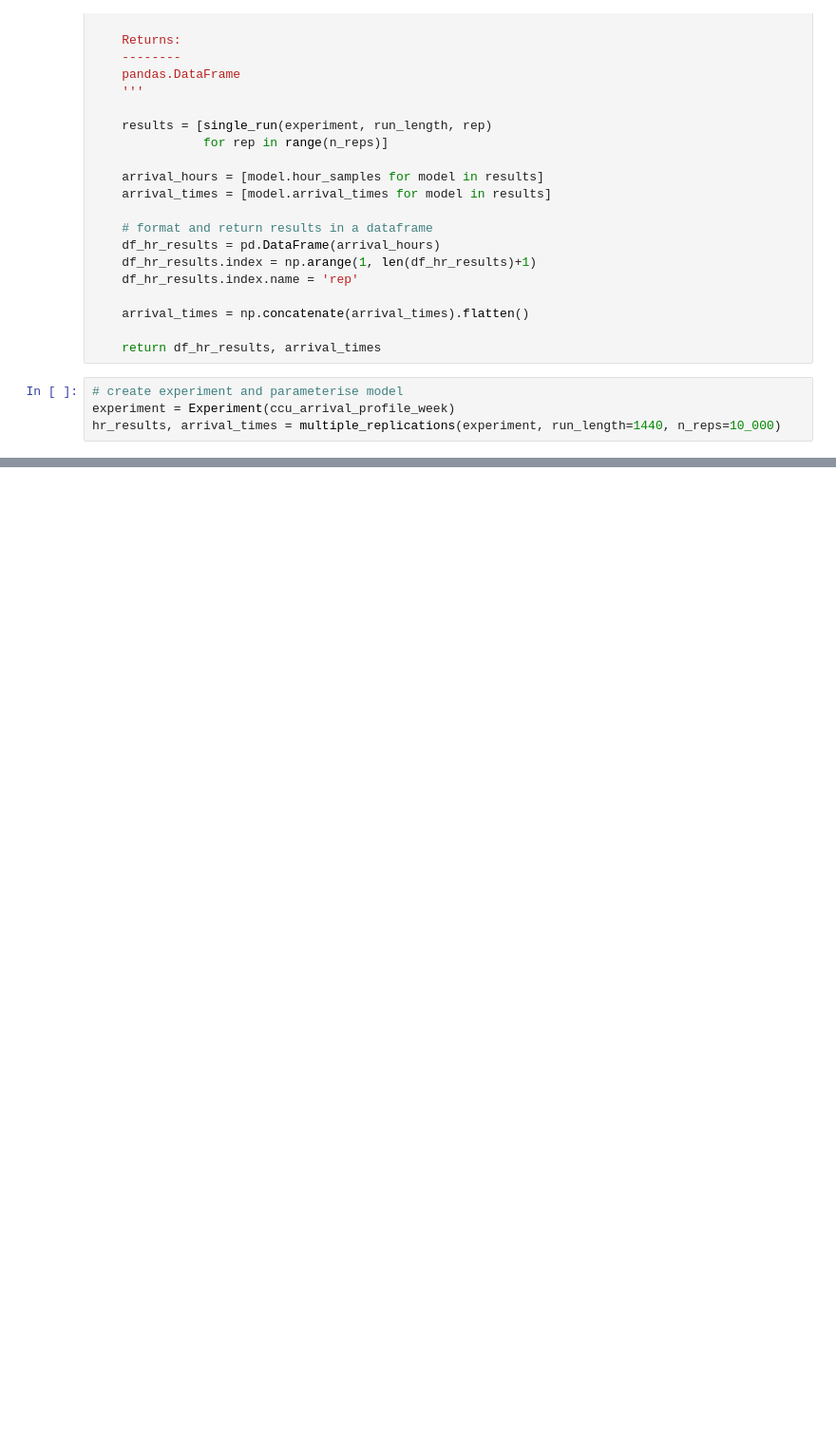
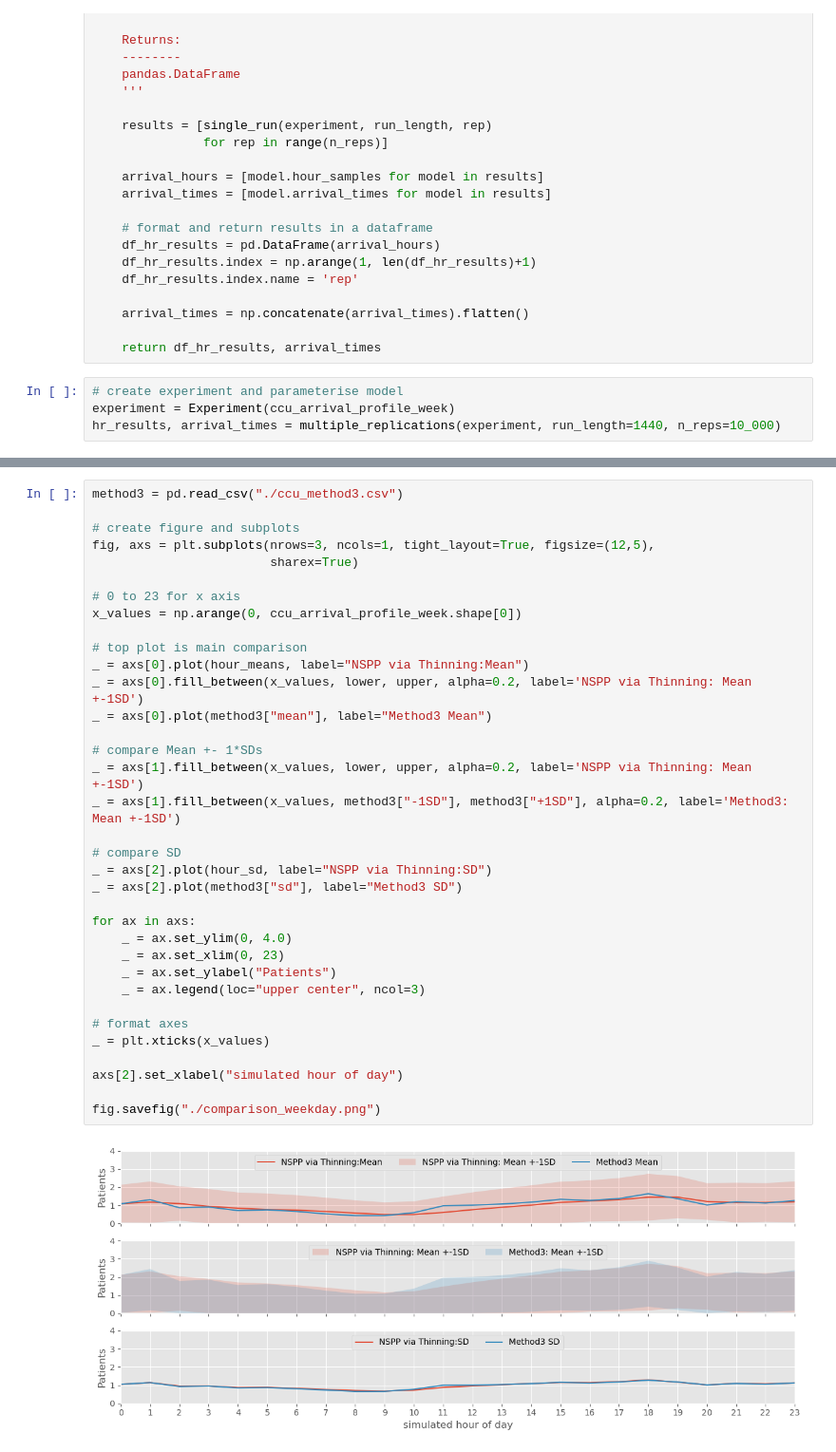
Before and after one commit to TomMonks/ccu_arrivals, a Jupyter notebook: notebooks/02_applied/02_thinning_ccu.ipynb, the cells around one changed output, grey strips where cells are left out. Shown at 95% size. Drawn from its saved outputs; the diff is of its cells as text; blank space fills up the shorter version.

```diff
--- a/notebooks/02_applied/02_thinning_ccu.ipynb
+++ b/notebooks/02_applied/02_thinning_ccu.ipynb
@@ -213,0 +217,37 @@ _ = plt.xticks(np.arange(0, ccu_arrival_profile_week.shape[0]))
+# %%
+method3 = pd.read_csv("./ccu_method3.csv")
+
+# create figure and subplots
+fig, axs = plt.subplots(nrows=3, ncols=1, tight_layout=True, figsize=(12,5),
+                        sharex=True)
+
+# 0 to 23 for x axis
+x_values = np.arange(0, ccu_arrival_profile_week.shape[0])
+
+# top plot is main comparison
+_ = axs[0].plot(hour_means, label="NSPP via Thinning:Mean")
+_ = axs[0].fill_between(x_values, lower, upper, alpha=0.2, label='NSPP via Thinning: Mean +-1SD')
+_ = axs[0].plot(method3["mean"], label="Method3 Mean")
+
+# compare Mean +- 1*SDs
+_ = axs[1].fill_between(x_values, lower, upper, alpha=0.2, label='NSPP via Thinning: Mean +-1SD')
+_ = axs[1].fill_between(x_values, method3["-1SD"], method3["+1SD"], alpha=0.2, label='Method3: Mean +-1SD')
+
+# compare SD
+_ = axs[2].plot(hour_sd, label="NSPP via Thinning:SD")
+_ = axs[2].plot(method3["sd"], label="Method3 SD")
+
+for ax in axs:
+    _ = ax.set_ylim(0, 4.0)
+    _ = ax.set_xlim(0, 23)
+    _ = ax.set_ylabel("Patients")
+    _ = ax.legend(loc="upper center", ncol=3)
+
+# format axes
+_ = plt.xticks(x_values)
+
+axs[2].set_xlabel("simulated hour of day")
+
+fig.savefig("./comparison_weekday.png")
+# %% [output]
+[figure, added]
```
Also changed, not shown: parts of 5 cells of this notebook, 5 other files.
